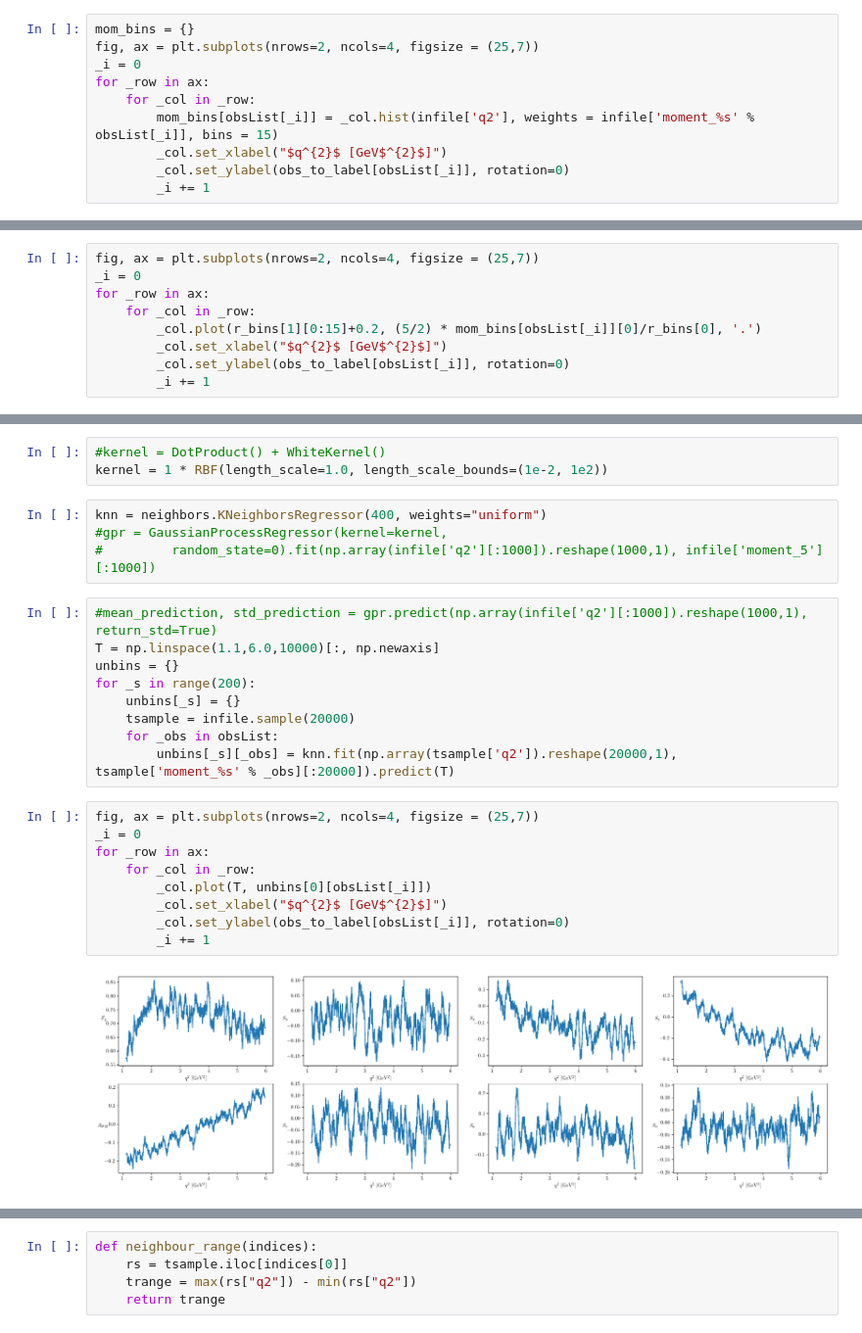
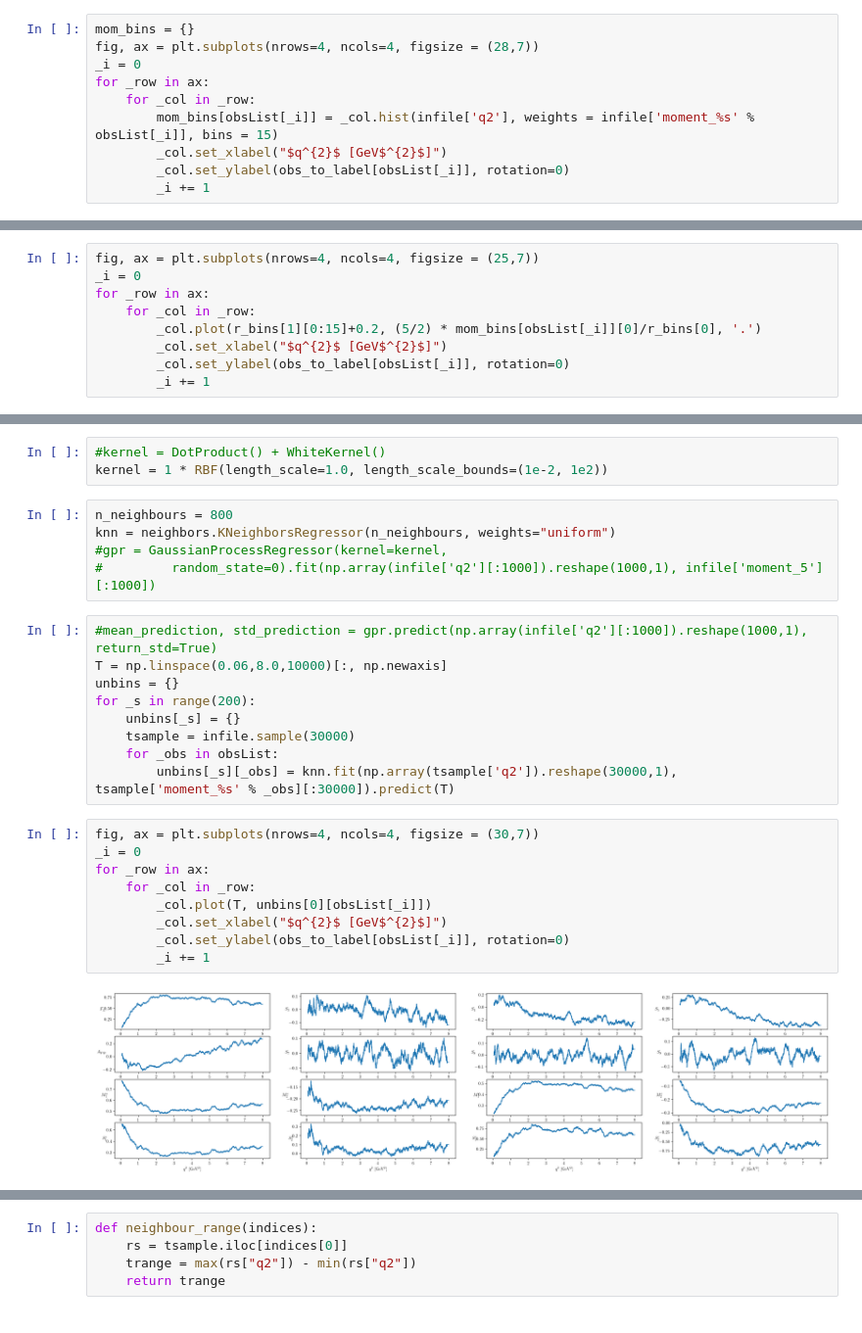
Before and after one commit to mesmith75/unbinned_kstmumu, a Jupyter notebook: calculate_unbinned_moments.ipynb, the cells around one changed output, grey strips where cells are left out. Shown at 98% size. Cells and saved outputs as stored; diff of their text form.

```diff
--- a/calculate_unbinned_moments.ipynb
+++ b/calculate_unbinned_moments.ipynb
@@ -35,6 +38,6 @@ infile
 # %%
 mom_bins = {}
-fig, ax = plt.subplots(nrows=2, ncols=4, figsize = (25,7))
+fig, ax = plt.subplots(nrows=4, ncols=4, figsize = (28,7))
 _i = 0
 for _row in ax:
     for _col in _row:
@@ -54,5 +57,5 @@ Text(0.5, 0, '$q^{2}$ [GeV$^{2}$]')
 # %%
-fig, ax = plt.subplots(nrows=2, ncols=4, figsize = (25,7))
+fig, ax = plt.subplots(nrows=4, ncols=4, figsize = (25,7))
 _i = 0
 for _row in ax:
     for _col in _row:
@@ -73,27 +76,28 @@ from scipy.interpolate import interp1d
 #kernel = DotProduct() + WhiteKernel()
 kernel = 1 * RBF(length_scale=1.0, length_scale_bounds=(1e-2, 1e2))
 # %%
-knn = neighbors.KNeighborsRegressor(400, weights="uniform")
+n_neighbours = 800
+knn = neighbors.KNeighborsRegressor(n_neighbours, weights="uniform")
 #gpr = GaussianProcessRegressor(kernel=kernel,
 #         random_state=0).fit(np.array(infile['q2'][:1000]).reshape(1000,1), infile['moment_5'][:1000])
 # %%
 #mean_prediction, std_prediction = gpr.predict(np.array(infile['q2'][:1000]).reshape(1000,1), return_std=True)
-T = np.linspace(1.1,6.0,10000)[:, np.newaxis]
+T = np.linspace(0.06,8.0,10000)[:, np.newaxis]
 unbins = {}
 for _s in range(200):
     unbins[_s] = {}
-    tsample = infile.sample(20000)
+    tsample = infile.sample(30000)
     for _obs in obsList:
-        unbins[_s][_obs] = knn.fit(np.array(tsample['q2']).reshape(20000,1), tsample['moment_%s' % _obs][:20000]).predict(T)
+        unbins[_s][_obs] = knn.fit(np.array(tsample['q2']).reshape(30000,1), tsample['moment_%s' % _obs][:30000]).predict(T)
 # %%
-fig, ax = plt.subplots(nrows=2, ncols=4, figsize = (25,7))
+fig, ax = plt.subplots(nrows=4, ncols=4, figsize = (30,7))
 _i = 0
 for _row in ax:
     for _col in _row:
         _col.plot(T, unbins[0][obsList[_i]])
         _col.set_xlabel("$q^{2}$ [GeV$^{2}$]")
         _col.set_ylabel(obs_to_label[obsList[_i]], rotation=0)
         _i += 1
 # %% [output]
-[figure, old version]
+[figure, new version]
 # %%
```
Also changed, not shown: parts of 17 cells of this notebook, 1 other file.
